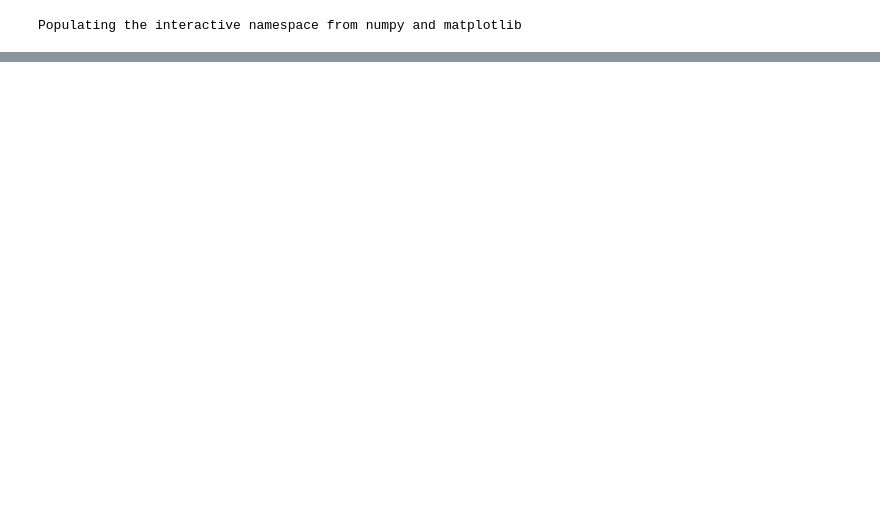
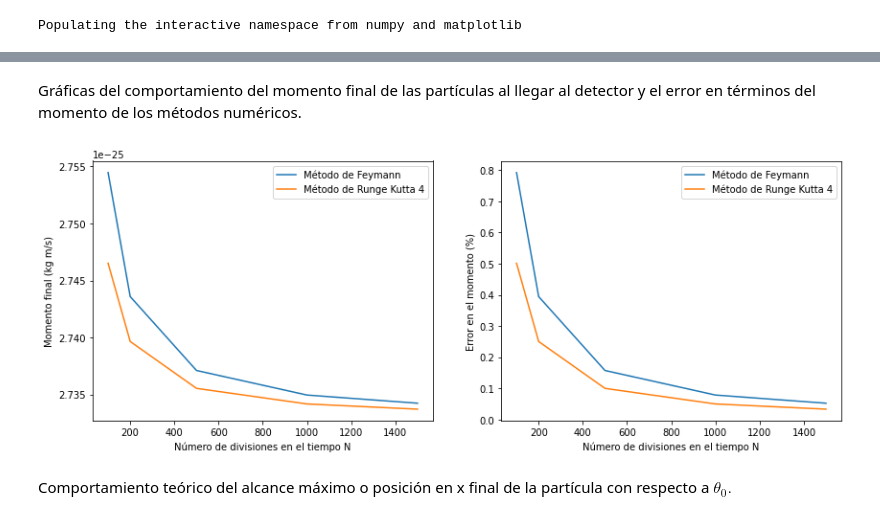
Before and after one commit to SantiagoBeltran/Trabajo_1_Aceleradores, a Jupyter notebook: TrayectoriaParticulas.ipynb, the cells around one changed output, grey strips where cells are left out. Drawn from its saved outputs; the diff is of its cells as text; code cells hidden in the pictures; blank space fills up the shorter version.

```diff
--- a/TrayectoriaParticulas.ipynb
+++ b/TrayectoriaParticulas.ipynb
@@ -176,0 +212,16 @@ Y máximos  1.214306433183765e-17 -5.583607271959988e-07 -6.868718249667334e-07
+# %%
+N=np.array([100,200,500,1000,1500])
+def momentoVsN(q,B,v_0,theta_0,m,N):
+    xF=np.zeros(len(N))
+    xR=np.zeros(len(N))
+    for i in range(len(N)):
+        xF[i]=pasoApaso(q,B,v_0,theta_0,m,N[i])[0][-1]
+        xR[i]=rungePaso(q,B,v_0,theta_0,m,N[i])[0][-1]
+    pF=0.5*q*B*xF
+    pR=0.5*q*B*xR
+    p0=m*v_0
+    errF=np.abs(pF-p0)*100/p0
+    errR=np.abs(pR-p0)*100/p0
+    return pF,pR,errF,errR
+pF,pR,errF,errR=momentoVsN(q,B,v_0,theta_0,m,N)
+print("Para los N={} los momentos finales obtenidos fueron: para el Método de Feynmann {} y para el Método de Runge Kutta 4 {}, respectivamente a cada N. Con error en el cálculo respectivo de {} para el método de Feynmann y de {} para el método de Runge Kutta 4.".format(N,pF,pR,errF,errR))
@@ -176,0 +232,23 @@ Y máximos  1.214306433183765e-17 -5.583607271959988e-07 -6.868718249667334e-07
+# %% [markdown]
+Gráficas del comportamiento del momento final de las partículas al llegar al detector y el error en términos del momento de los métodos numéricos.
+# %%
+plt.figure(figsize=(14,5))
+plt.subplot(1,2,1)
+plt.plot(N,pF, label="Método de Feymann")
+plt.plot(N,pR, label="Método de Runge Kutta 4")
+#plt.title("Momento final de las partículas en función del número de repeticiones N")
+plt.xlabel("Número de divisiones en el tiempo N")
+plt.ylabel("Momento final (kg m/s)")
+plt.legend()
+plt.subplot(1,2,2)
+plt.plot(N,errF, label="Método de Feymann")
+plt.plot(N,errR, label="Método de Runge Kutta 4")
+#plt.title("Error en el momento de las partículas en función del número de repeticiones N")
+plt.xlabel("Número de divisiones en el tiempo N")
+plt.ylabel("Error en el momento (%)")
+plt.legend()
+plt.savefig("analisisMomentosN.jpg")
+# %% [output]
+[figure, added]
+# %% [markdown]
+Comportamiento teórico del alcance máximo o posición en x final de la partícula con respecto a $\theta_0.$
```
Also changed, not shown: parts of 62 cells of this notebook, 5 other files.
